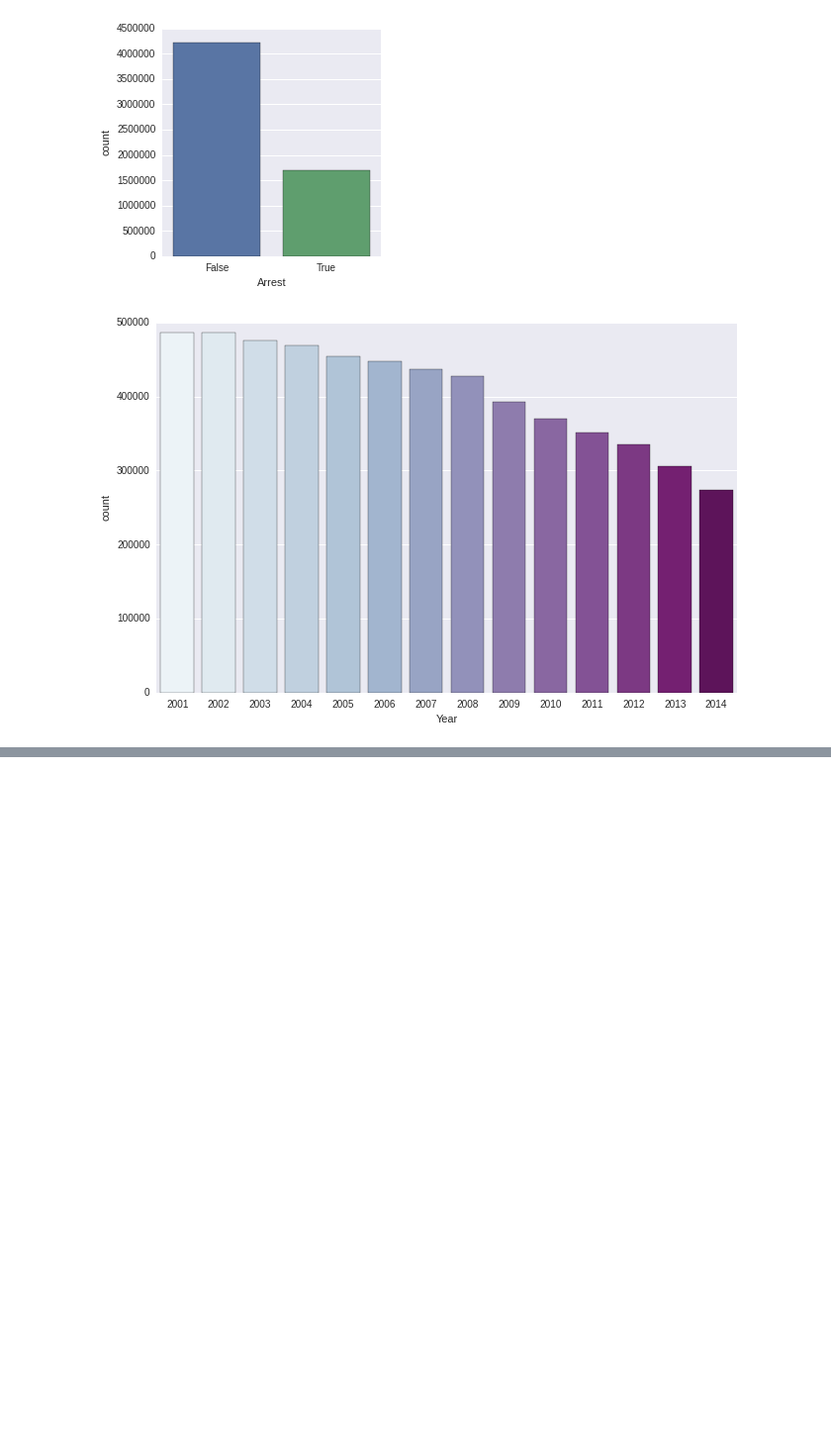
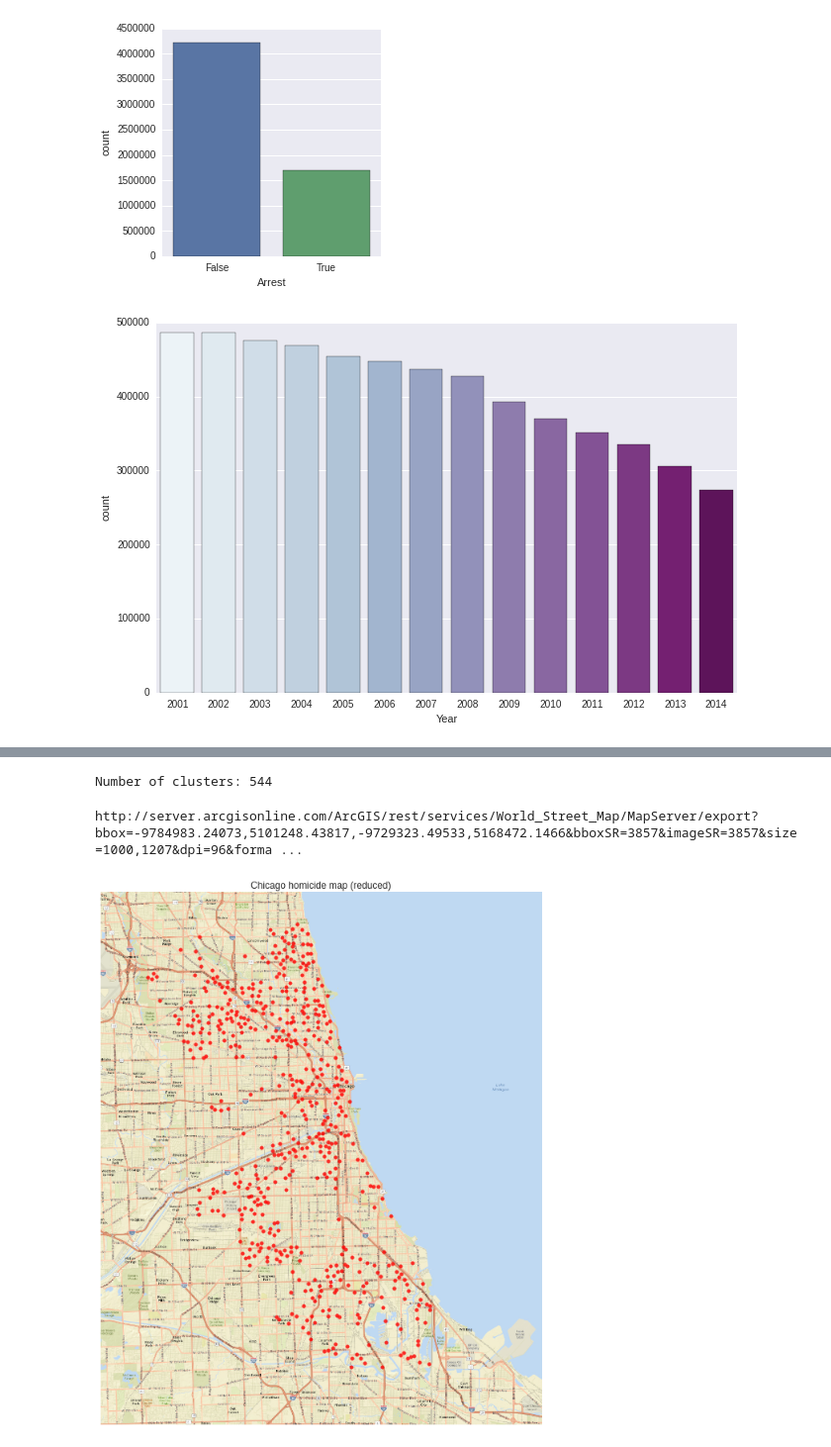
Before and after one commit to tinve/Incubator, a Jupyter notebook: Project Proposal.ipynb, the cells around one changed output, grey strips where cells are left out. Shown at 99% size. Cells and saved outputs as stored; diff of their text form; code cells hidden in the pictures; blank space fills up the shorter version.

```diff
--- a/Project Proposal.ipynb
+++ b/Project Proposal.ipynb
@@ -194,0 +199,2 @@ crimes_map()
+# %%
+coord = homicide.as_matrix(columns=['Longitude', 'Latitude'])
@@ -194,0 +211,51 @@ crimes_map()
+# %%
+db = DBSCAN(eps = .003, min_samples = 1).fit(coord)
+labels = db.labels_
+num_clusters = len(set(labels)) - (1 if -1 in labels else 0)
+clusters = pd.Series([coord[labels == i] for i in xrange(num_clusters)])
+print('Number of clusters: %d' % num_clusters)
+# %% [output]
+Number of clusters: 544
+# %%
+def getCentroid(points):
+    n = points.shape[0]
+    sum_lon = np.sum(points[:, 1])
+    sum_lat = np.sum(points[:, 0])
+    return (sum_lon/n, sum_lat/n)
+
+def getNearestPoint(set_of_points, point_of_reference):
+    closest_point = None
+    closest_dist = None
+    for point in set_of_points:
+        point = (point[1], point[0])
+        dist = great_circle(point_of_reference, point).meters
+        if (closest_dist is None) or (dist < closest_dist):
+            closest_point = point
+            closest_dist = dist
+    return closest_point
+# %%
+hom_lon_reduced = []
+hom_lat_reduced = []
+for i, cluster in clusters.iteritems():
+    if len(cluster) < 3:
+        representative_point = (cluster[0][1], cluster[0][0])
+    else:
+        representative_point = getNearestPoint(cluster, getCentroid(cluster))
+    hom_lon_reduced.append(representative_point[1])
+    hom_lat_reduced.append(representative_point[0])
+# %%
+plt.figure(figsize = (10, 12))
+m = Basemap(epsg = 3857,
+            llcrnrlon = -87.9,
+            llcrnrlat = 41.6,
+            urcrnrlon = -87.4,
+            urcrnrlat = 42.05,
+            projection = 'merc',
+            resolution = 'l')
+m.arcgisimage(service = 'World_Street_Map', xpixels = 1000, verbose = True)
+m.scatter(hom_lon_reduced[:], hom_lat_reduced[:], s = 20, marker = 'o', color = 'r', latlon = True, alpha = 0.8)
+plt.title('Chicago homicide map (reduced)')
+plt.show()
+# %% [output]
+http://server.arcgisonline.com/ArcGIS/rest/services/World_Street_Map/MapServer/export?bbox=-9784983.24073,5101248.43817,-9729323.49533,5168472.1466&bboxSR=3857&imageSR=3857&size=1000,1207&dpi=96&forma ...
+[figure, added]
```
Also changed, not shown: parts of 29 cells of this notebook.
